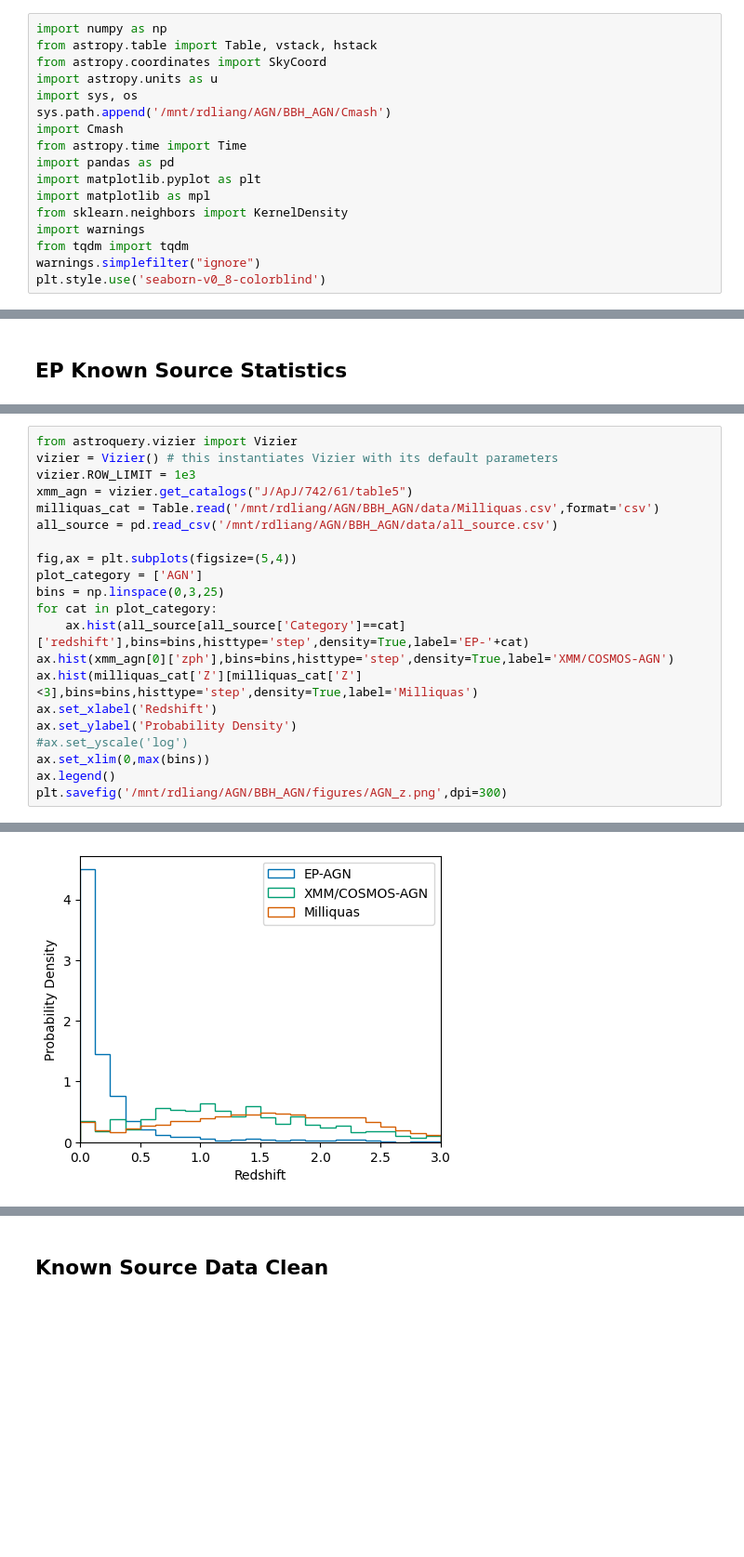
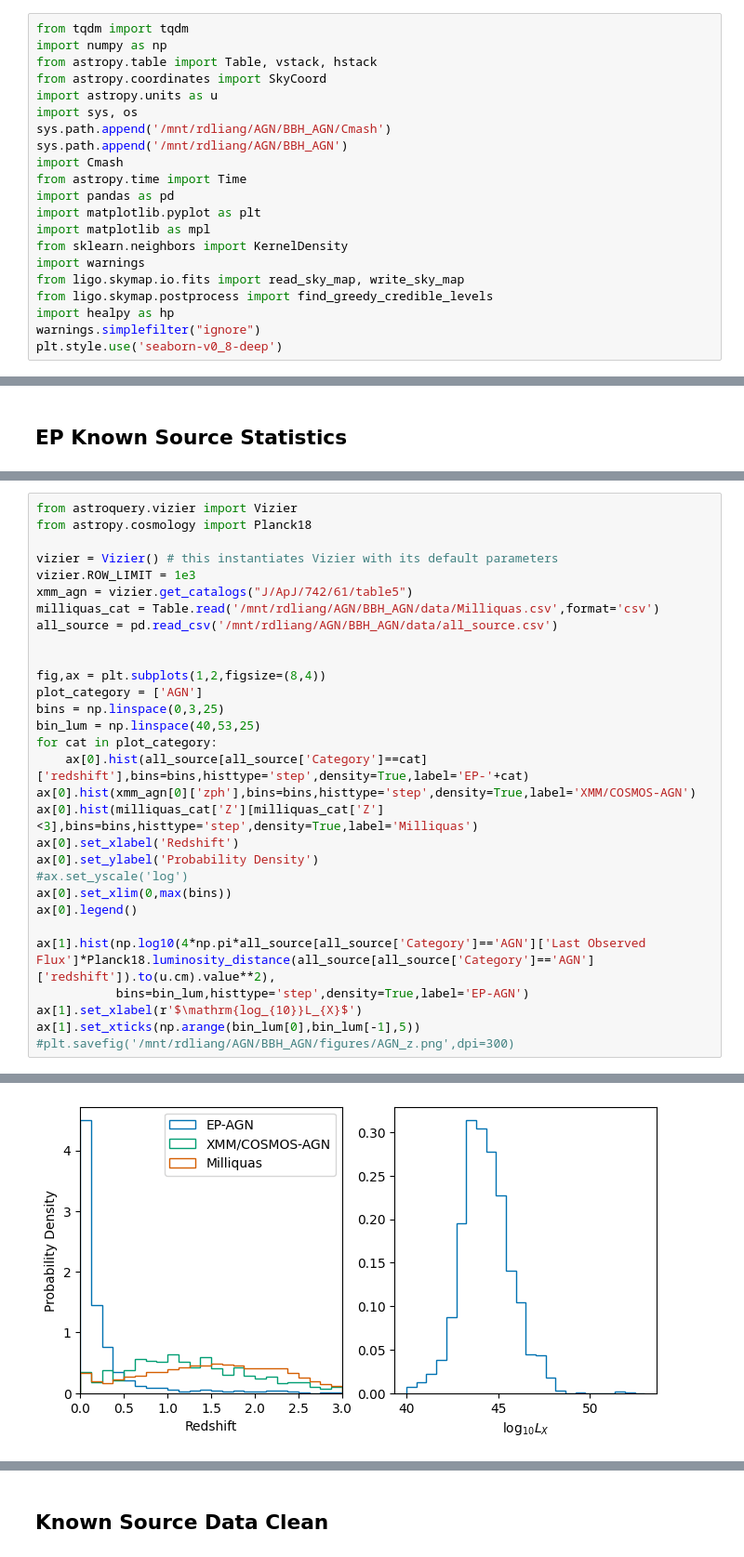
Before and after one commit to LAujust/Cmash, a Jupyter notebook: Example.ipynb, the cells around one changed output, grey strips where cells are left out. Shown: that part at 93% size. Drawn from its saved outputs; the diff is of its cells as text; blank space fills up the shorter version.

```diff
--- a/Example.ipynb
+++ b/Example.ipynb
@@ -1,12 +1,14 @@
 # %% [markdown]
 # GW AGN Example
 # %%
+from tqdm import tqdm
 import numpy as np
 from astropy.table import Table, vstack, hstack
 from astropy.coordinates import SkyCoord
 import astropy.units as u
 import sys, os
 sys.path.append('/mnt/rdliang/AGN/BBH_AGN/Cmash')
+sys.path.append('/mnt/rdliang/AGN/BBH_AGN')
 import Cmash
 from astropy.time import Time
 import pandas as pd
@@ -14,8 +16,10 @@ import matplotlib.pyplot as plt
 import matplotlib as mpl
 from sklearn.neighbors import KernelDensity
 import warnings
-from tqdm import tqdm
+from ligo.skymap.io.fits import read_sky_map, write_sky_map
+from ligo.skymap.postprocess import find_greedy_credible_levels
+import healpy as hp
 warnings.simplefilter("ignore")
-plt.style.use('seaborn-v0_8-colorblind')
+plt.style.use('seaborn-v0_8-deep')
 # %% [markdown]
 ## O4a: Cross-match EP Known Source with AGN flare detected in Optical
@@ -114,23 +123,32 @@ all_source.to_csv('/mnt/rdliang/AGN/BBH_AGN/data/all_source.csv')
 KeyboardInterrupt:
 # %%
 from astroquery.vizier import Vizier
+from astropy.cosmology import Planck18
+
 vizier = Vizier() # this instantiates Vizier with its default parameters
 vizier.ROW_LIMIT = 1e3
 xmm_agn = vizier.get_catalogs("J/ApJ/742/61/table5")
 milliquas_cat = Table.read('/mnt/rdliang/AGN/BBH_AGN/data/Milliquas.csv',format='csv')
 all_source = pd.read_csv('/mnt/rdliang/AGN/BBH_AGN/data/all_source.csv')
 
-fig,ax = plt.subplots(figsize=(5,4))
+
+fig,ax = plt.subplots(1,2,figsize=(8,4))
 plot_category = ['AGN']
 bins = np.linspace(0,3,25)
+bin_lum = np.linspace(40,53,25)
 for cat in plot_category:
-    ax.hist(all_source[all_source['Category']==cat]['redshift'],bins=bins,histtype='step',density=True,label='EP-'+cat)
-ax.hist(xmm_agn[0]['zph'],bins=bins,histtype='step',density=True,label='XMM/COSMOS-AGN')
-ax.hist(milliquas_cat['Z'][milliquas_cat['Z']<3],bins=bins,histtype='step',density=True,label='Milliquas')
-ax.set_xlabel('Redshift')
-ax.set_ylabel('Probability Density')
+    ax[0].hist(all_source[all_source['Category']==cat]['redshift'],bins=bins,histtype='step',density=True,label='EP-'+cat)
+ax[0].hist(xmm_agn[0]['zph'],bins=bins,histtype='step',density=True,label='XMM/COSMOS-AGN')
+ax[0].hist(milliquas_cat['Z'][milliquas_cat['Z']<3],bins=bins,histtype='step',density=True,label='Milliquas')
+ax[0].set_xlabel('Redshift')
+ax[0].set_ylabel('Probability Density')
 #ax.set_yscale('log')
-ax.set_xlim(0,max(bins))
-ax.legend()
-plt.savefig('/mnt/rdliang/AGN/BBH_AGN/figures/AGN_z.png',dpi=300)
+ax[0].set_xlim(0,max(bins))
+ax[0].legend()
+
+ax[1].hist(np.log10(4*np.pi*all_source[all_source['Category']=='AGN']['Last Observed Flux']*Planck18.luminosity_distance(all_source[all_source['Category']=='AGN']['redshift']).to(u.cm).value**2),
+           bins=bin_lum,histtype='step',density=True,label='EP-AGN')
+ax[1].set_xlabel(r'$\mathrm{log_{10}}L_{X}$')
+ax[1].set_xticks(np.arange(bin_lum[0],bin_lum[-1],5))
+#plt.savefig('/mnt/rdliang/AGN/BBH_AGN/figures/AGN_z.png',dpi=300)
 # %% [output]
@@ -137,3 +158,3 @@ plt.savefig('/mnt/rdliang/AGN/BBH_AGN/figures/AGN_z.png',dpi=300)
-[figure, old version]
+[figure, new version]
 # %%
 fig, ax = plt.subplots(figsize=(5,4),dpi=120)
```
Also changed, not shown: parts of 17 cells of this notebook, 5 other files.
